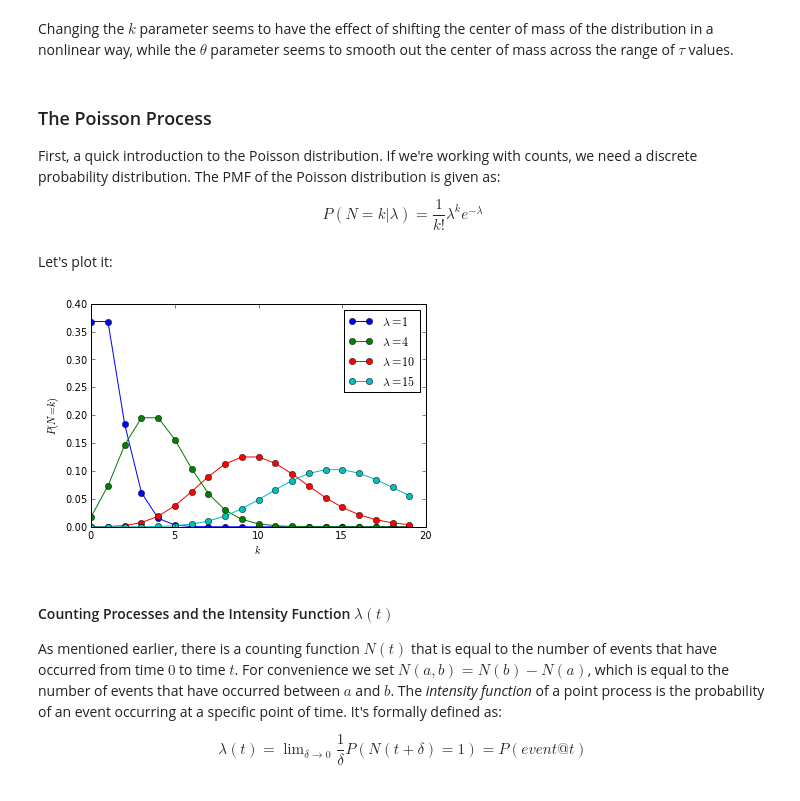
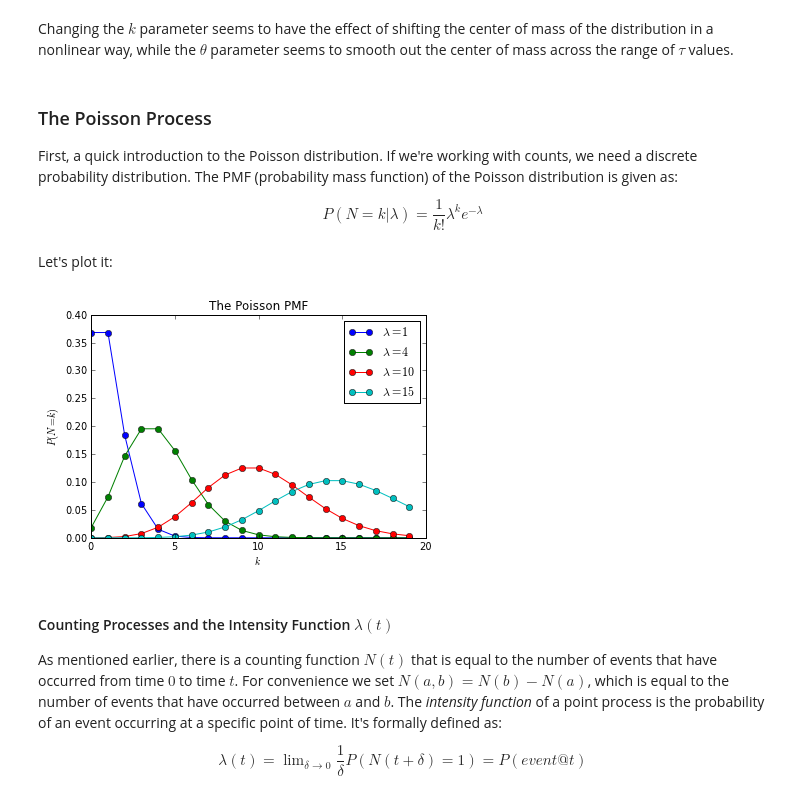
Before and after one commit to mschachter/notebooks, a Jupyter notebook: Point Processes.ipynb, the cells around one changed output. Saved outputs shown, nothing was run; the diff lists cells and outputs as text; code cells hidden in the pictures.

```diff
--- a/Point Processes.ipynb
+++ b/Point Processes.ipynb
@@ -120,23 +120,25 @@ plt.show()
 # %% [markdown]
 <h3>The Poisson Process</h3>
 <p> First, a quick introduction to the Poisson distribution. If we're working with counts, we need
-    a discrete probability distribution. The PMF of the Poisson distribution is given as:
+    a discrete probability distribution. The PMF (probability mass function) of the Poisson
+    distribution is given as:
     <center>$P(N=k|\lambda)=\dfrac{1}{k!} \lambda^k e^{-\lambda}$</center><br />
     Let's plot it:
 </p>
 # %%
 from scipy.stats import poisson
 lambda_vals = [1.0, 4.0, 10.0, 15.0]
 x = np.arange(0, 20, 1)
 for l in lambda_vals:
     plt.plot(x, poisson.pmf(x, l), 'o-')
 lstrs = [r'$\lambda=%d$' % l for l in lambda_vals]
 plt.legend(lstrs)
 plt.xlabel('$k$')
 plt.ylabel(r'$P(N=k)$')
+plt.title('The Poisson PMF')
 plt.show()
 # %% [output]
-[figure, old version]
+[figure, new version]
 # %% [markdown]
 <h4>Counting Processes and the Intensity Function $\lambda(t)$</h4>
 <p>
```
Also changed, not shown: parts of 3 cells of this notebook, 1 other file.
